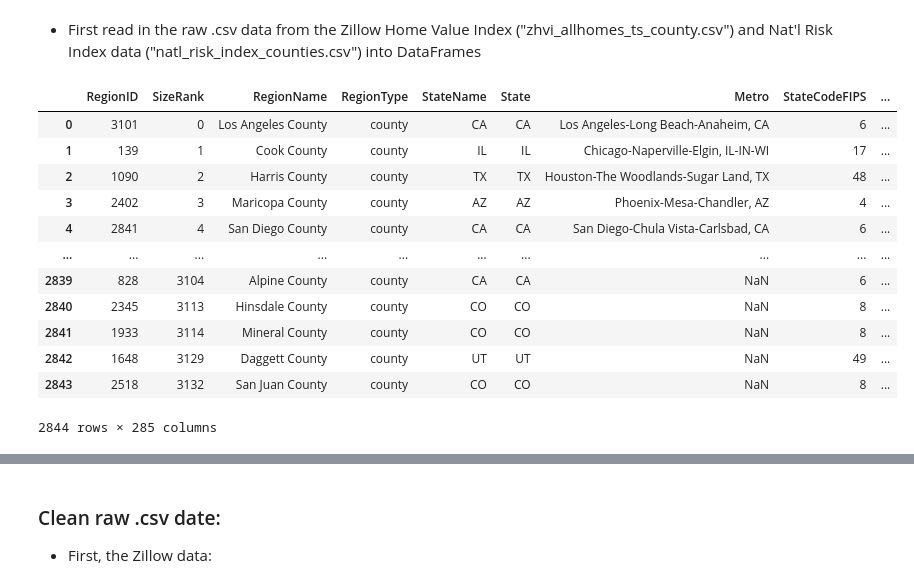
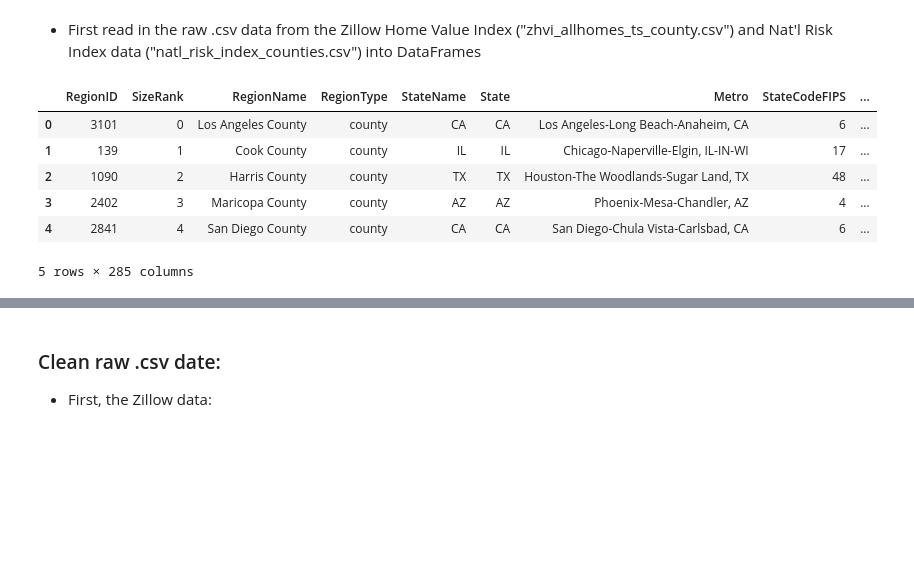
Before and after one commit to zwcrowley/Project_3_Team_7, a Jupyter notebook: data_cleaning_zc.ipynb, the cells around one changed output, grey strips where cells are left out. Saved outputs shown, nothing was run; the diff lists cells and outputs as text; code cells hidden in the pictures; blank space fills up the shorter version.

```diff
--- a/data_cleaning_zc.ipynb
+++ b/data_cleaning_zc.ipynb
@@ -17,22 +17,16 @@ import datetime
 # %%
 # Zillow Home Value Index County Time Series data:
 homes_file = "resources/zhvi_allhomes_ts_county.csv"
 raw_homes_df = pd.read_csv(homes_file)
-raw_homes_df
+raw_homes_df.head()
 # %% [output]
 |  | RegionID | SizeRank | RegionName | RegionType | StateName | State | Metro | StateCodeFIPS | ... |
 | 0 | 3101 | 0 | Los Angeles County | county | CA | CA | Los Angeles-Long Beach-Anaheim, CA | 6 | ... |
 | 1 | 139 | 1 | Cook County | county | IL | IL | Chicago-Naperville-Elgin, IL-IN-WI | 17 | ... |
 | 2 | 1090 | 2 | Harris County | county | TX | TX | Houston-The Woodlands-Sugar Land, TX | 48 | ... |
 | 3 | 2402 | 3 | Maricopa County | county | AZ | AZ | Phoenix-Mesa-Chandler, AZ | 4 | ... |
 | 4 | 2841 | 4 | San Diego County | county | CA | CA | San Diego-Chula Vista-Carlsbad, CA | 6 | ... |
-| ... | ... | ... | ... | ... | ... | ... | ... | ... | ... |
-| 2839 | 828 | 3104 | Alpine County | county | CA | CA | NaN | 6 | ... |
-| 2840 | 2345 | 3113 | Hinsdale County | county | CO | CO | NaN | 8 | ... |
-| 2841 | 1933 | 3114 | Mineral County | county | CO | CO | NaN | 8 | ... |
-| 2842 | 1648 | 3129 | Daggett County | county | UT | UT | NaN | 49 | ... |
-| 2843 | 2518 | 3132 | San Juan County | county | CO | CO | NaN | 8 | ... |
-2844 rows × 285 columns
+5 rows × 285 columns
 # %%
 # Nat'l Risk Index County level data:
 risk_file = "resources/natl_risk_index_counties.csv"
```
Also changed, not shown: parts of 8 cells of this notebook, 2 other files.
